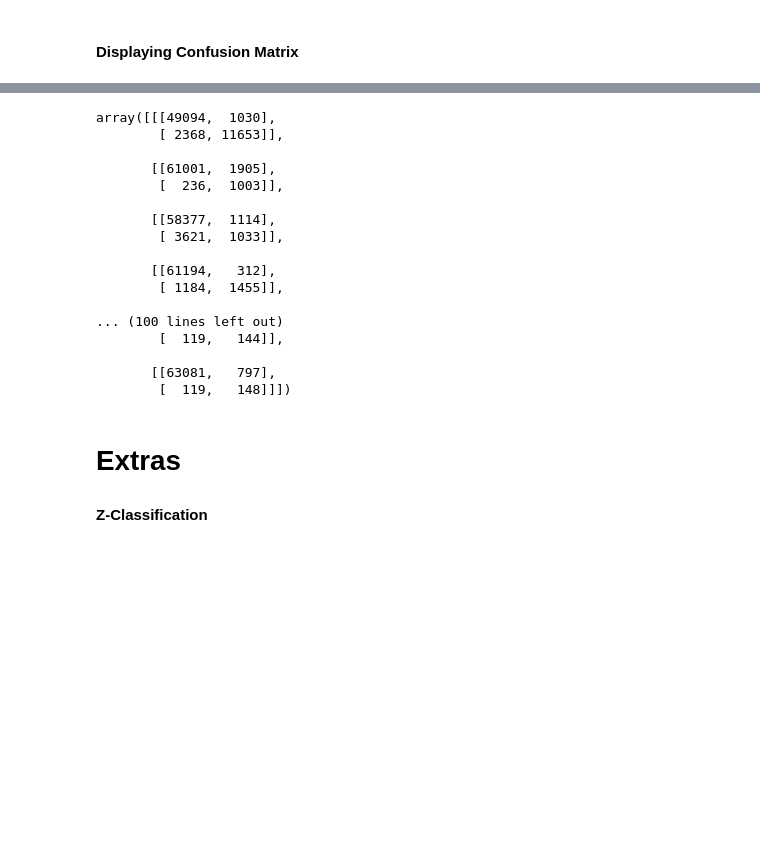
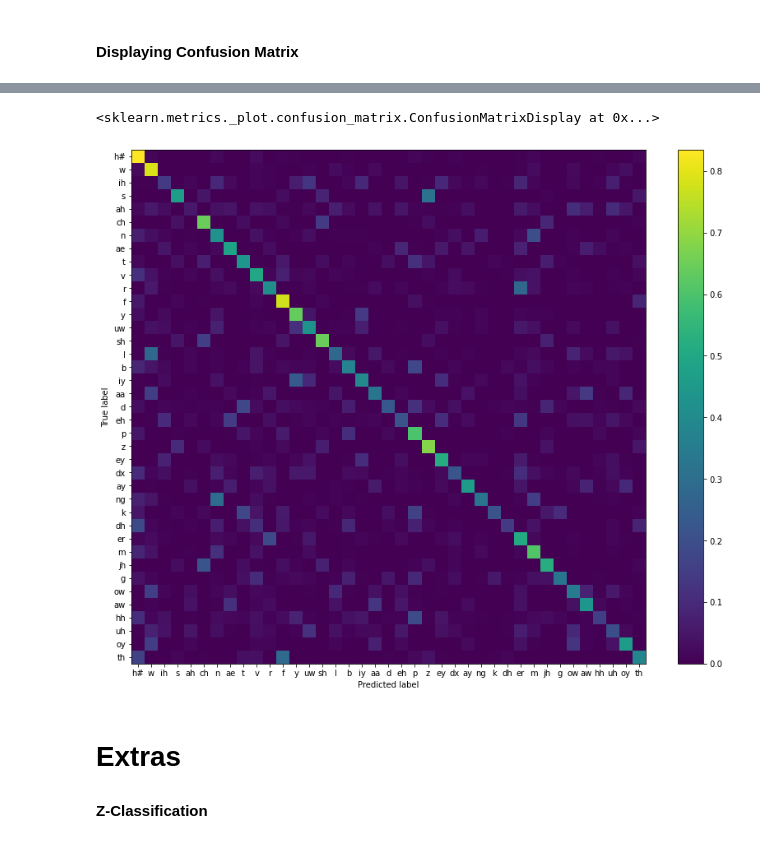
Before and after one commit to jorisptrs/Bachelor-Thesis, a Jupyter notebook: Code/experiments/exp1_classification/classification.ipynb, the cells around one changed output, grey strips where cells are left out. Saved outputs shown, nothing was run; the diff lists cells and outputs as text; code cells hidden in the pictures; blank space fills up the shorter version.

Commit message:
Exp1 confusion matrix

```diff
--- a/Code/experiments/exp1_classification/classification.ipynb
+++ b/Code/experiments/exp1_classification/classification.ipynb
@@ -10,8 +10,8 @@ import warnings
 
 from matplotlib import pyplot as plt
 
+from classifier import Classifier
 from env_variables import *
-from lib.esn import ESN
 from dataset.loading import DataLoader
 
 random.seed(0)
@@ -38,7 +38,7 @@ const_params = {
     "N":100
 }
 
-path_option = "Finalllllll"+str(long_version)+str(n_mels)+str(delta)+str(delta_delta)+str(subsamples)
+path_option = "Final"+str(long_version)+str(n_mels)+str(delta)+str(delta_delta)+str(subsamples)
 
 if dr:
     path_option = str(dr)+"_"+path_option
@@ -46,7 +46,6 @@ if len(speakers):
     path_option = str(speakers[0])+"_"+path_option
 
 features_train, labels_train, _ = dl.collectFeaturesInSegments(
-    ft='Test',
     n_mels=n_mels, delta=delta, delta_delta=delta_delta,
     long_version=long_version, speakers=speakers, dr=dr,
     subsamples=subsamples, path_option=path_option)
@@ -100,0 +57,4 @@ Unused: []
+# %%
+from dataset.data_processing import *
+
+phonemes, features_train, labels_train = filter_data(features_train, labels_train, limit=200)
@@ -166,15 +65,15 @@ class Classifier(BaseEstimator, ClassifierMixin):
 # %% [markdown]
 #### Training
 # %%
-clas = Classifier(1.5,
-    .2,
-    1.5,
-    .1)
+clas = Classifier(W_in_scale=1.5,
+                 b_scale=.2,
+                 spectral_radius=1.5,
+                 weights=.1)
 
 clas.fit(features_train, labels_train, **{
     "n_mels": n_mels,
     "XorZ": "X",
-    "N": 100
+    "N": 50
 })
 # %% [output]
 Number of samples: 7800
@@ -288,26 +118,14 @@ plot_confusion_matrix(cm, target_names=phonemes, font_size=default_font_size)
-# %%
-from sklearn.metrics import multilabel_confusion_matrix
-
-mcm = multilabel_confusion_matrix(labels_test, labels_pred, labels = phonemes)
-mcm
-# %% [output]
-array([[[49094,  1030],
-        [ 2368, 11653]],
-
-       [[61001,  1905],
-        [  236,  1003]],
-
-       [[58377,  1114],
-        [ 3621,  1033]],
-
-       [[61194,   312],
-        [ 1184,  1455]],
-
-... (100 lines left out)
-        [  119,   144]],
-
-       [[63081,   797],
-        [  119,   148]]])
+# %%
+from sklearn.metrics import ConfusionMatrixDisplay
+
+cm = confusion_matrix(labels_test, labels_pred, labels=phonemes, normalize='true')
+disp = ConfusionMatrixDisplay(cm, display_labels=phonemes)
+fig, ax = plt.subplots(figsize=(14,11.5))
+
+disp.plot(ax=ax, include_values=False)
+# %% [output]
+<sklearn.metrics._plot.confusion_matrix.ConfusionMatrixDisplay at 0x...>
+[figure, added]
 # %% [markdown]
 # Extras
 
```
Also changed, not shown: parts of 10 cells of this notebook, 2 other files.
